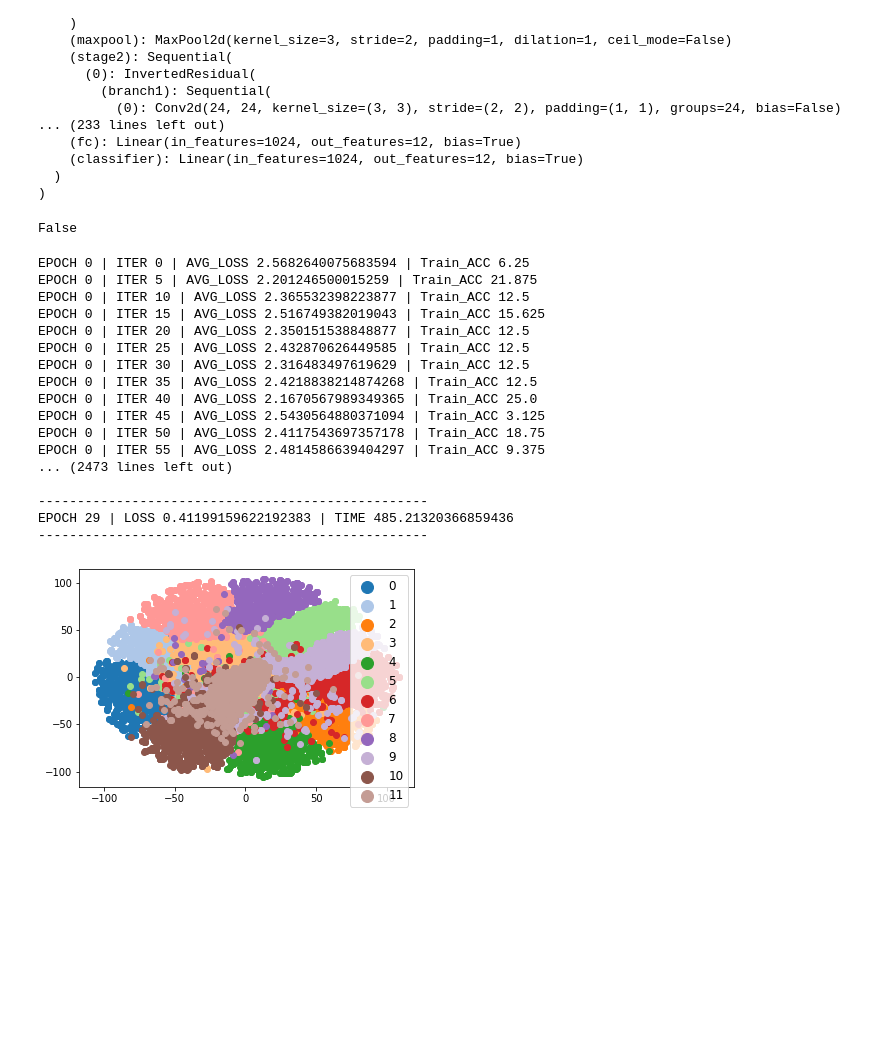
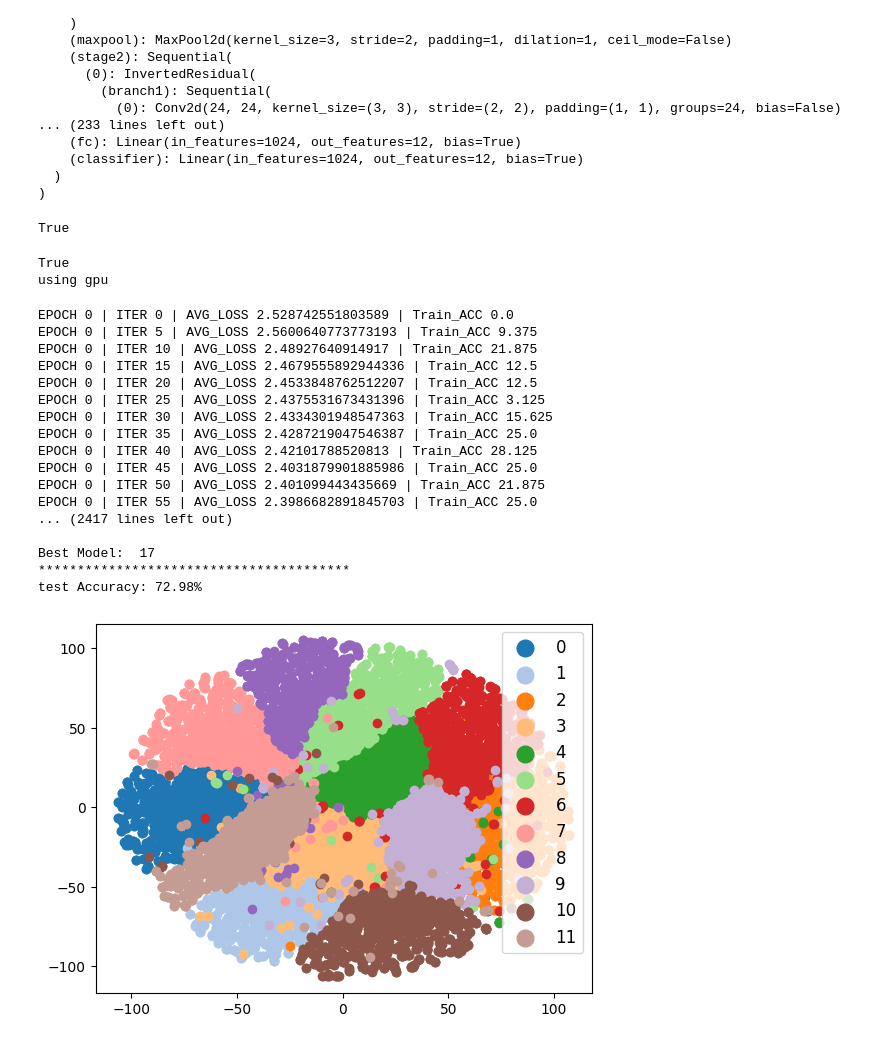
Before and after one commit to mrgps1999/COMP6721_Winter2023_GroupB, a Jupyter notebook: ShuffleNetV2/dataset3_ShufflenetV2.ipynb, the cells around one changed output. Cells and saved outputs as stored; diff of their text form; code cells hidden in the pictures; blank space fills up the shorter version.

```diff
--- a/ShuffleNetV2/dataset3_ShufflenetV2.ipynb
+++ b/ShuffleNetV2/dataset3_ShufflenetV2.ipynb
@@ -51,3 +50,18 @@ Mounted at /content/gdrive/
+# %%
+class AverageMeter(object):
+    """Computes and stores the average and current value"""
+    def __init__(self):
+        self.reset()
+    def reset(self):
+        self.val = 0
+        self.avg = 0
+        self.sum = 0
+        self.count = 0
+    def update(self, val, n=1):
+        self.val = val
+        self.sum += val * n
+        self.count += n
+        self.avg = self.sum / self.count
 # %%
 def load_Data():
   train_dir = "/content/gdrive/MyDrive/Final_Dataset/dataset3/train"
@@ -132,6 +141,7 @@ print(torch.cuda.is_available())
 def train(model, train_loader, criterion, optimizer, epoch, step=5):
 
     model.train()
+    loss_list = AverageMeter()
     for i, (images, labels) in enumerate(train_loader):
         #print(torch.cuda.is_available())
         total =0
@@ -143,6 +153,7 @@ def train(model, train_loader, criterion, optimizer, epoch, step=5):
         #print(labels,type(labels))
         output = model(images)
         loss = criterion(output,labels)
+        loss_list.update(loss.data, images.size(0))
         optimizer.zero_grad()
         loss.backward()
         optimizer.step()
@@ -155,15 +166,17 @@ def train(model, train_loader, criterion, optimizer, epoch, step=5):
         #print( f'Training Accuracy: {accuracy:.2f}%')
 
         if i%step==0:
-            print('EPOCH {} | ITER {} | AVG_LOSS {} | Train_ACC {}'.format(epoch, i, loss,accuracy))
+            print('EPOCH {} | ITER {} | AVG_LOSS {} | Train_ACC {}'.format(epoch, i, loss_list.avg,accuracy))
         writer.add_scalar('TRAIN_LOSS', loss, epoch)
+        writer.add_scalar('TRAIN_ACC', accuracy, epoch)
 
     return loss ,accuracy
 # %% [output]
-False
+True
 # %%
 def val(model, val_loader, criterion, optimizer, epoch, step=5):
     model.eval()
+    loss_list = AverageMeter()
     with torch.no_grad():
         correct = 0
         total = 0
@@ -179,6 +192,7 @@ def val(model, val_loader, criterion, optimizer, epoch, step=5):
             #print(predicted,type(predicted))
             #print(labels,type(labels))
             loss = criterion(outputs,labels)
+            loss_list.update(loss.data, inputs.size(0))
             y_val.extend(predicted.to(torch.device('cpu')))
             y_expected_val.extend(labels.to(torch.device('cpu')))
             total += labels.size(0)
@@ -187,6 +201,8 @@ def val(model, val_loader, criterion, optimizer, epoch, step=5):
             #print("Total",total)
         accuracy = 100 * correct / total
         print(f'Val Accuracy: {accuracy:.2f}%')
+        # writer.add_scalar('Validation_LOSS', loss, epoch)
+        writer.add_scalar('Validation_ACCURACY', accuracy, epoch)
         return loss,accuracy
 # %%
 def test(model, test_loader, criterion, optimizer, epoch, step=5):
@@ -286,60 +305,69 @@ def plot_confusion_matrix(data, labels, metrics ,output_filename=None):
 # %%
 def main():
     model = ShuffleNetV2(12);
+    print(torch.cuda.is_available())
+    if torch.cuda.is_available():
+        model = model.cuda()
+        print("using gpu")
 
     criterion = nn.CrossEntropyLoss()
     optimizer = optim.Adam(model.parameters(), lr=0.001)
     epochs = 30
     train_loader, val_loader ,test_loader = load_Data()
 
-    history = open("/content/gdrive/MyDrive/Results/dataset3_Shufflenetv2_history.csv",'w')
+    history = open("/content/gdrive/MyDrive/Results/dataset3_Shufflenet_history.csv",'w')
     history.write('epochs , trainloss , Train-acc,val_acc , test_acc \n')
     max_accuracy = 0
+    finalepoch  = 0
     for epoch in range(0,epochs):
         start = time.time()
         train_loss,accuracy = train(model, train_loader, criterion, optimizer, epoch)
         vallosss,val_loss = val(model, val_loader, criterion, optimizer, epoch)
-        test_loss = test(model, test_loader, criterion, optimizer, epoch)
+
         trainloss.append(train_loss.cpu().detach().numpy())
         valloss.append(vallosss.cpu().detach().numpy())
         epochnum.append(epoch)
         print()
         print('-' * 50)
         print('EPOCH {} | LOSS {} | TIME {}'.format(epoch, train_loss, time.time() - start))
         print('-' * 50)
         print()
 
         if(val_loss > max_accuracy):
           max_accuracy = val_loss
+          finalepoch  = epoch
           save_checkpoint({'epoch': epoch,'state_dict': model.state_dict(),
-            'optimizer' : optimizer.state_dict(),'loss' : train_loss}, "/content/gdrive/MyDrive/Checkpoints/dataset3_Shufflenetv2.ckpt")
 
-        history.write('{},{},{},{},{}\n'.format(epoch, train_loss,accuracy, val_loss , test_loss))
+            'optimizer' : optimizer.state_dict(),'loss' : train_loss}, "/content/gdrive/MyDrive/Checkpoints/dataset3_Shufflenet_checkpoint.ckpt")
 
+        history.write('{},{},{},{}\n'.format(epoch, train_loss,accuracy, val_loss ))
+    test_loss = test(model, test_loader, criterion, optimizer, finalepoch)
     history.close()
     visualize(model,train_loader)
 # Press the green button in the gutter to run the script.
 if __name__ == '__main__':
     main()
 # %% [output]
-EPOCH 0 | ITER 0 | AVG_LOSS 2.5682640075683594 | Train_ACC 6.25
-EPOCH 0 | ITER 5 | AVG_LOSS 2.201246500015259 | Train_ACC 21.875
-EPOCH 0 | ITER 10 | AVG_LOSS 2.365532398223877 | Train_ACC 12.5
-EPOCH 0 | ITER 15 | AVG_LOSS 2.516749382019043 | Train_ACC 15.625
-EPOCH 0 | ITER 20 | AVG_LOSS 2.350151538848877 | Train_ACC 12.5
-EPOCH 0 | ITER 25 | AVG_LOSS 2.432870626449585 | Train_ACC 12.5
-EPOCH 0 | ITER 30 | AVG_LOSS 2.316483497619629 | Train_ACC 12.5
-EPOCH 0 | ITER 35 | AVG_LOSS 2.4218838214874268 | Train_ACC 12.5
-EPOCH 0 | ITER 40 | AVG_LOSS 2.1670567989349365 | Train_ACC 25.0
-EPOCH 0 | ITER 45 | AVG_LOSS 2.5430564880371094 | Train_ACC 3.125
-EPOCH 0 | ITER 50 | AVG_LOSS 2.4117543697357178 | Train_ACC 18.75
-EPOCH 0 | ITER 55 | AVG_LOSS 2.4814586639404297 | Train_ACC 9.375
-... (2473 lines left out)
-
---------------------------------------------------
-EPOCH 29 | LOSS 0.41199159622192383 | TIME 485.21320366859436
---------------------------------------------------
+True
+using gpu
+EPOCH 0 | ITER 0 | AVG_LOSS 2.528742551803589 | Train_ACC 0.0
+EPOCH 0 | ITER 5 | AVG_LOSS 2.5600640773773193 | Train_ACC 9.375
+EPOCH 0 | ITER 10 | AVG_LOSS 2.48927640914917 | Train_ACC 21.875
+EPOCH 0 | ITER 15 | AVG_LOSS 2.4679555892944336 | Train_ACC 12.5
+EPOCH 0 | ITER 20 | AVG_LOSS 2.4533848762512207 | Train_ACC 12.5
+EPOCH 0 | ITER 25 | AVG_LOSS 2.4375531673431396 | Train_ACC 3.125
+EPOCH 0 | ITER 30 | AVG_LOSS 2.4334301948547363 | Train_ACC 15.625
+EPOCH 0 | ITER 35 | AVG_LOSS 2.4287219047546387 | Train_ACC 25.0
+EPOCH 0 | ITER 40 | AVG_LOSS 2.42101788520813 | Train_ACC 28.125
+EPOCH 0 | ITER 45 | AVG_LOSS 2.4031879901885986 | Train_ACC 25.0
+EPOCH 0 | ITER 50 | AVG_LOSS 2.401099443435669 | Train_ACC 21.875
+EPOCH 0 | ITER 55 | AVG_LOSS 2.3986682891845703 | Train_ACC 25.0
+... (2417 lines left out)
+
+Best Model:  17
+****************************************
+test Accuracy: 72.98%
-[figure, old version]
+[figure, new version]
 # %%
 plotloss()
 # %% [output]
```
Also changed, not shown: parts of 7 cells of this notebook, 2 other files.
